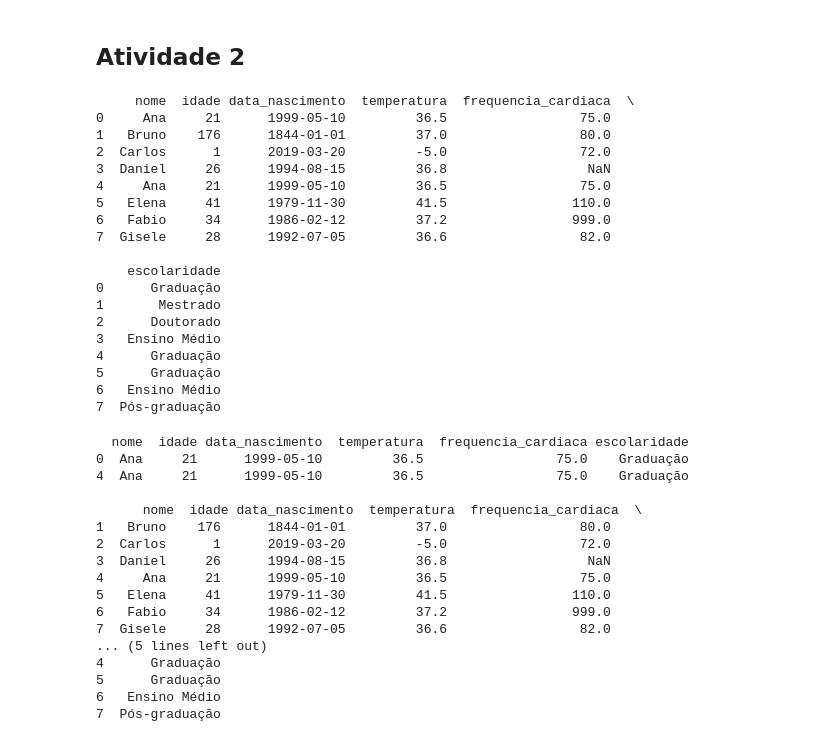
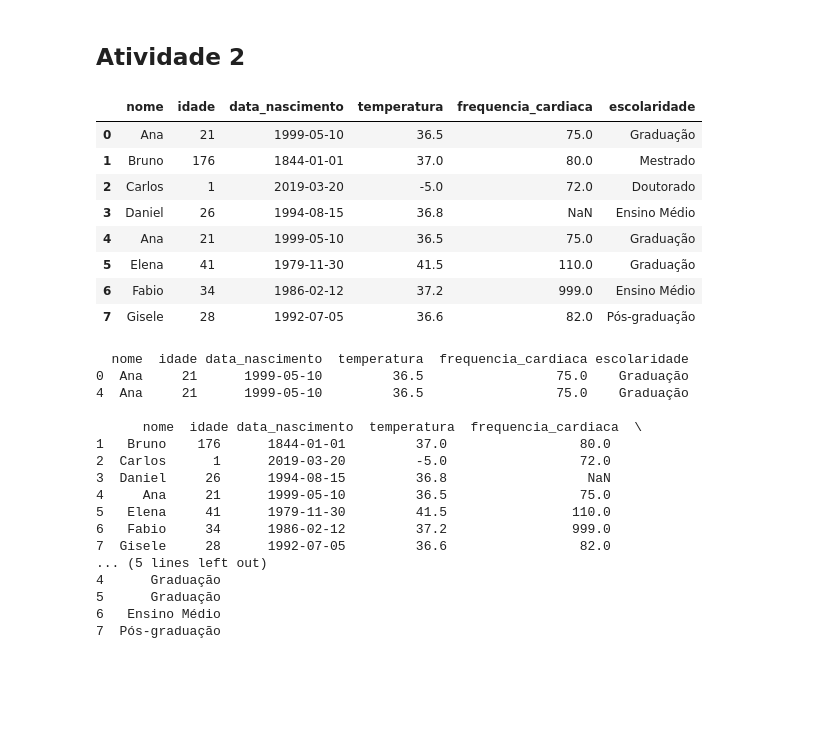
Before and after one commit to Jonathan-Gil-Muller/Analise-Exploratoria-Dados_-BCD-, a Jupyter notebook: AED_[TurmaB_BCD].ipynb, the cells around one changed output. Cells and saved outputs as stored; diff of their text form; code cells hidden in the pictures; blank space fills up the shorter version.

```diff
--- a/AED_[TurmaB_BCD].ipynb
+++ b/AED_[TurmaB_BCD].ipynb
@@ -510,37 +517,27 @@ print(df3)
 # %%
 import pandas as pd
 import numpy as np
 
 df = pd.DataFrame({
     'nome': ['Ana', 'Bruno', 'Carlos', 'Daniel', 'Ana', 'Elena', 'Fabio', 'Gisele'],
     'idade': [21, 176, 1, 26, 21, 41, 34, 28],
     'data_nascimento': ['1999-05-10', '1844-01-01', '2019-03-20', '1994-08-15', '1999-05-10', '1979-11-30', '1986-02-12', '1992-07-05'],
     'temperatura': [36.5, 37.0, -5.0, 36.8, 36.5, 41.5, 37.2, 36.6],
     'frequencia_cardiaca': [75, 80, 72, np.nan, 75, 110, 999, 82],
     'escolaridade': ['Graduação', 'Mestrado', 'Doutorado', 'Ensino Médio', 'Graduação', 'Graduação', 'Ensino Médio', 'Pós-graduação']
 })
 
-print(df)
+df.head(10)
 # %% [output]
-     nome  idade data_nascimento  temperatura  frequencia_cardiaca  \
-0     Ana     21      1999-05-10         36.5                 75.0
-1   Bruno    176      1844-01-01         37.0                 80.0
-2  Carlos      1      2019-03-20         -5.0                 72.0
-3  Daniel     26      1994-08-15         36.8                  NaN
-4     Ana     21      1999-05-10         36.5                 75.0
-5   Elena     41      1979-11-30         41.5                110.0
-6   Fabio     34      1986-02-12         37.2                999.0
-7  Gisele     28      1992-07-05         36.6                 82.0
-
-    escolaridade
-0      Graduação
-1       Mestrado
-2      Doutorado
-3   Ensino Médio
-4      Graduação
-5      Graduação
-6   Ensino Médio
-7  Pós-graduação
+|  | nome | idade | data_nascimento | temperatura | frequencia_cardiaca | escolaridade |
+| 0 | Ana | 21 | 1999-05-10 | 36.5 | 75.0 | Graduação |
+| 1 | Bruno | 176 | 1844-01-01 | 37.0 | 80.0 | Mestrado |
+| 2 | Carlos | 1 | 2019-03-20 | -5.0 | 72.0 | Doutorado |
+| 3 | Daniel | 26 | 1994-08-15 | 36.8 | NaN | Ensino Médio |
+| 4 | Ana | 21 | 1999-05-10 | 36.5 | 75.0 | Graduação |
+| 5 | Elena | 41 | 1979-11-30 | 41.5 | 110.0 | Graduação |
+| 6 | Fabio | 34 | 1986-02-12 | 37.2 | 999.0 | Ensino Médio |
+| 7 | Gisele | 28 | 1992-07-05 | 36.6 | 82.0 | Pós-graduação |
 # %%
 # Identifica e remove registros idênticos
 print(df[df.duplicated(keep=False)])
```
Also changed, not shown: parts of 27 cells of this notebook.
